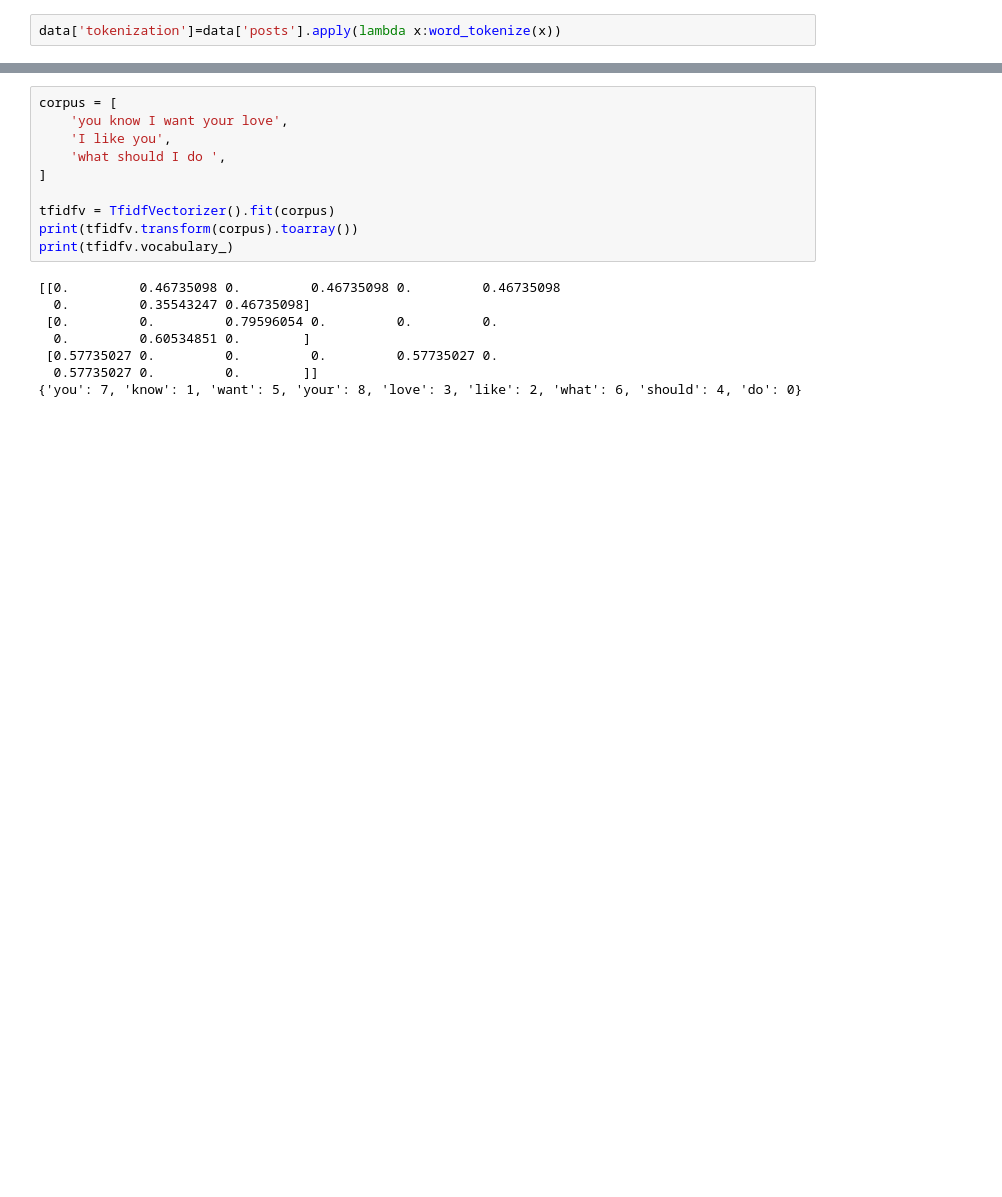
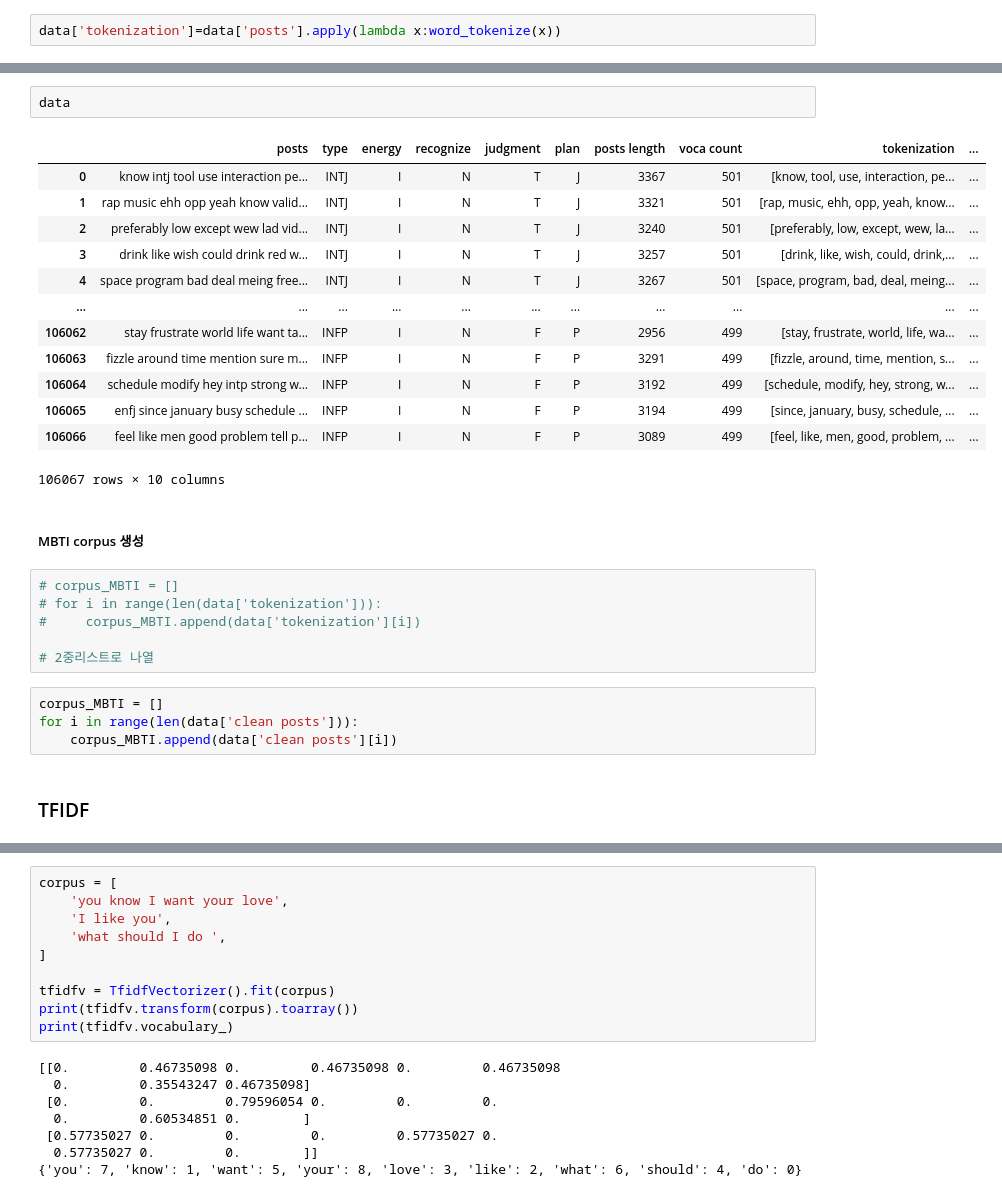
Before and after one commit to bubblefi/NLP_semi_project, a Jupyter notebook: MBTI.ipynb, the cells around one changed output, grey strips where cells are left out. Saved outputs shown, nothing was run; the diff lists cells and outputs as text; blank space fills up the shorter version.

Commit message:
MBTI - corpus와 TFIDF

```diff
--- a/MBTI.ipynb
+++ b/MBTI.ipynb
@@ -299,0 +160,30 @@ from sklearn.feature_extraction.text import CountVectorizer
+# %%
+data
+# %% [output]
+|  | posts | type | energy | recognize | judgment | plan | posts length | voca count | tokenization | ... |
+| 0 | know intj tool use interaction pe... | INTJ | I | N | T | J | 3367 | 501 | [know, tool, use, interaction, pe... | ... |
+| 1 | rap music ehh opp yeah know valid... | INTJ | I | N | T | J | 3321 | 501 | [rap, music, ehh, opp, yeah, know... | ... |
+| 2 | preferably low except wew lad vid... | INTJ | I | N | T | J | 3240 | 501 | [preferably, low, except, wew, la... | ... |
+| 3 | drink like wish could drink red w... | INTJ | I | N | T | J | 3257 | 501 | [drink, like, wish, could, drink,... | ... |
+| 4 | space program bad deal meing free... | INTJ | I | N | T | J | 3267 | 501 | [space, program, bad, deal, meing... | ... |
+| ... | ... | ... | ... | ... | ... | ... | ... | ... | ... | ... |
+| 106062 | stay frustrate world life want ta... | INFP | I | N | F | P | 2956 | 499 | [stay, frustrate, world, life, wa... | ... |
+| 106063 | fizzle around time mention sure m... | INFP | I | N | F | P | 3291 | 499 | [fizzle, around, time, mention, s... | ... |
+| 106064 | schedule modify hey intp strong w... | INFP | I | N | F | P | 3192 | 499 | [schedule, modify, hey, strong, w... | ... |
+| 106065 | enfj since january busy schedule ... | INFP | I | N | F | P | 3194 | 499 | [since, january, busy, schedule, ... | ... |
+| 106066 | feel like men good problem tell p... | INFP | I | N | F | P | 3089 | 499 | [feel, like, men, good, problem, ... | ... |
+106067 rows × 10 columns
+# %% [markdown]
+##### MBTI corpus 생성
+# %%
+# corpus_MBTI = []
+# for i in range(len(data['tokenization'])):
+#     corpus_MBTI.append(data['tokenization'][i])
+
+# 2중리스트로 나열
+# %%
+corpus_MBTI = []
+for i in range(len(data['clean posts'])):
+    corpus_MBTI.append(data['clean posts'][i])
+# %% [markdown]
+### TFIDF
```
Also changed, not shown: parts of 70 cells of this notebook.
